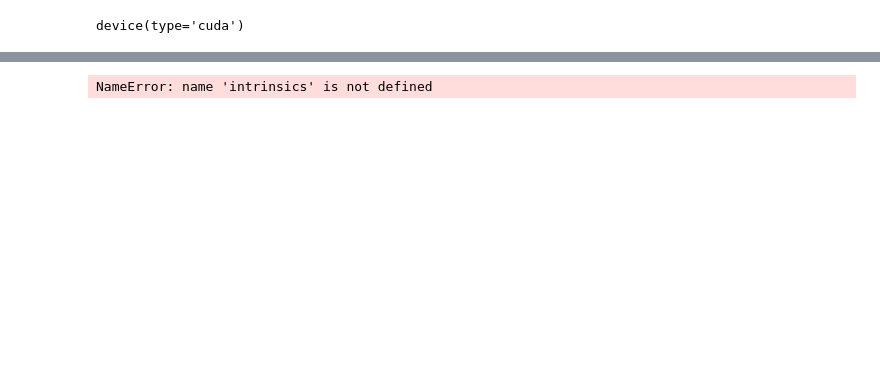
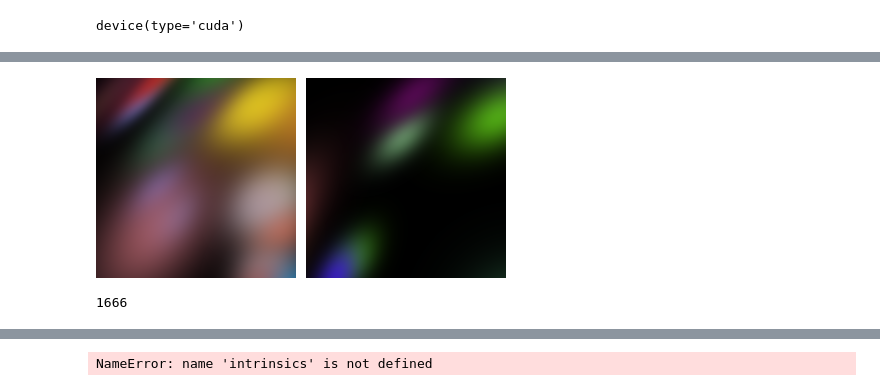
Before and after one commit to nishadgothoskar/diff-gaussian-rasterization, a Jupyter notebook: demo.ipynb, the cells around one changed output, grey strips where cells are left out. Cells and saved outputs as stored; diff of their text form; code cells hidden in the pictures; blank space fills up the shorter version.

```diff
--- a/demo.ipynb
+++ b/demo.ipynb
@@ -125,0 +99,57 @@ plt.colorbar()
+# %%
+intrinsics = b.Intrinsics(
+    height=200,
+    width=200,
+    fx=300.0, fy=300.0,
+    cx=100.0, cy=100.0,
+    near=0.01, far=2.5
+)
+rasterizer = intrinsics_to_rasterizer(intrinsics, jnp.eye(4))
+means3D = torch.tensor(torch.rand((10,3))-0.5 + torch.tensor([0.0, 0.0, 1.0]), requires_grad=True, device=device)
+means2D = torch.zeros_like(means3D, dtype=means3D.dtype, requires_grad=True, device="cuda") + 0
+N = means3D.shape[0]
+opacity = torch.tensor(torch.ones((N,1)), requires_grad=True, device=device)
+colors_precomp_gt = torch.tensor(torch.rand((N,3)), requires_grad=True, device=device).detach()
+scales = torch.tensor(-8.0 * torch.ones((N,3)), requires_grad=True, device=device)
+rotations = torch.tensor(-10.0 * torch.ones((N,4)), requires_grad=True, device=device)
+
+color,_,_,_ = rasterizer(
+    means3D = means3D,
+    means2D = means2D,
+    shs = None,
+    colors_precomp = colors_precomp_gt,
+    opacities = torch.sigmoid(opacity),
+    scales = torch.exp(scales),
+    rotations = rotations
+)
+color_gt = color.detach()
+gt_viz = b.get_rgb_image(torch.permute(color, (1,2,0)).cpu().detach().numpy() * 255.0)
+gt_viz
+
+means3D = torch.tensor(torch.rand((20,3))-0.5 + torch.tensor([0.0, 0.0, 1.0]), requires_grad=True, device=device)
+means2D = torch.zeros_like(means3D, dtype=means3D.dtype, requires_grad=True, device="cuda") + 0
+N = means3D.shape[0]
+opacity = torch.tensor(torch.ones((N,1)), requires_grad=True, device=device)
+colors_precomp = torch.tensor(torch.rand((N,3)), requires_grad=True, device=device)
+scales = torch.tensor(-8.0 * torch.ones((N,3)), requires_grad=True, device=device)
+rotations = torch.tensor(-10.0 * torch.ones((N,4)), requires_grad=True, device=device)
+color,depth,depth2,num_rendered = rasterizer(
+    means3D = means3D,
+    means2D = means2D,
+    shs = None,
+    colors_precomp = colors_precomp,
+    opacities = torch.sigmoid(opacity),
+    scales = torch.exp(scales),
+    rotations = rotations
+)
+
+b.hstack_images([
+    b.get_rgb_image(torch.permute(color, (1,2,0)).cpu().detach().numpy() * 255.0),
+    gt_viz
+])
+# %% [output]
+[figure, added]
+# %%
+num_rendered
+# %% [output]
+1666
```
Also changed, not shown: parts of 7 cells of this notebook, 9 other files.
